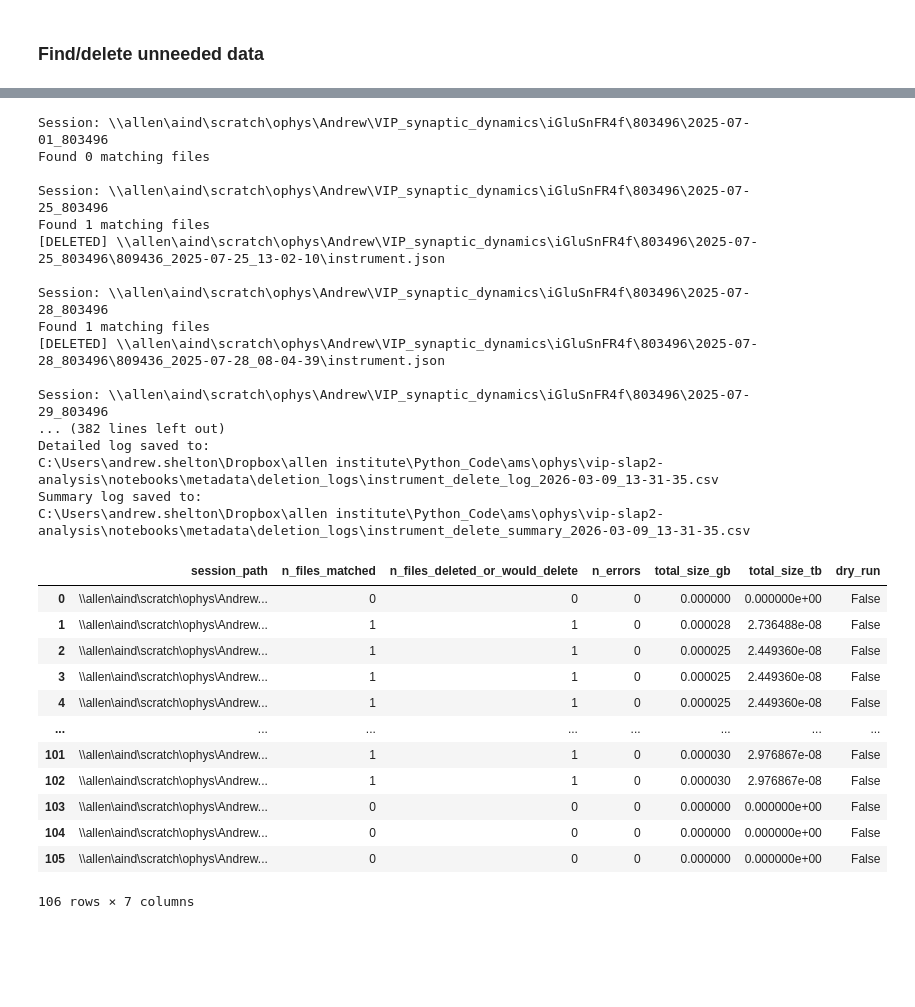
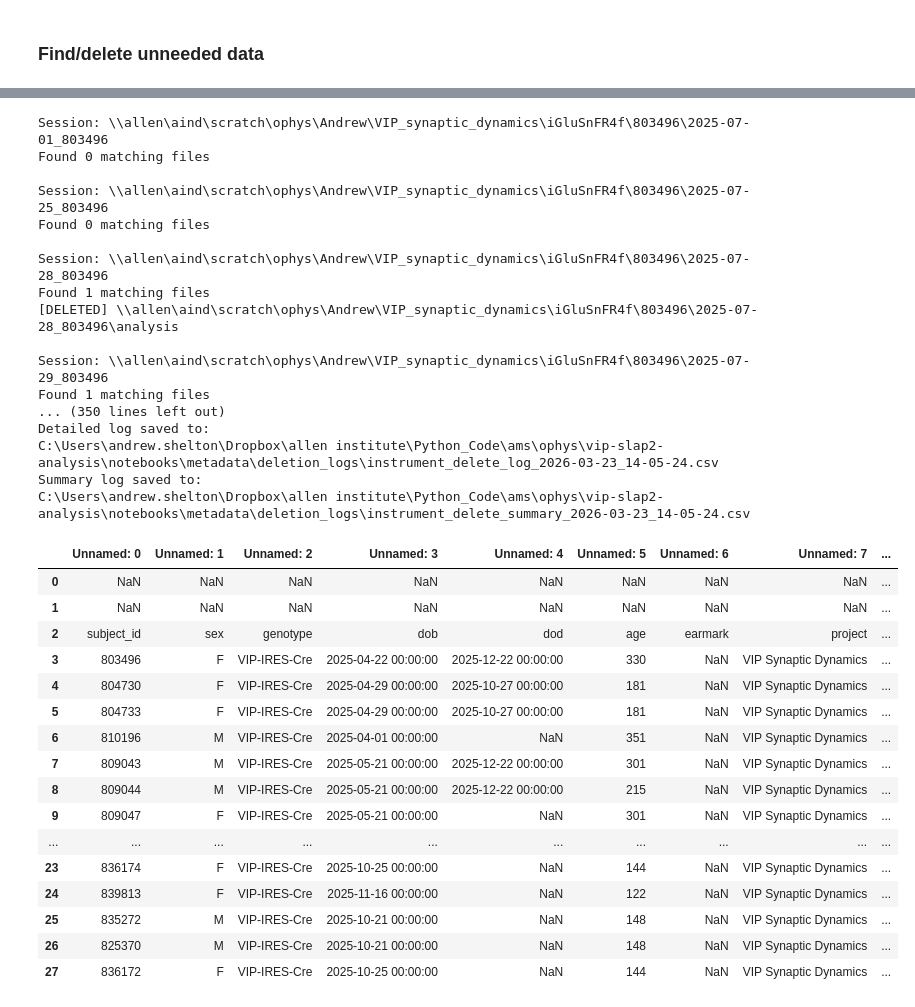
Before and after one commit to AMShelton/vip-slap2-analysis, a Jupyter notebook: notebooks/metadata/2026-02-16_DataOrganization.ipynb, the cells around one changed output, grey strips where cells are left out. Drawn from its saved outputs; the diff is of its cells as text; code cells hidden in the pictures; blank space fills up the shorter version.

```diff
--- a/notebooks/metadata/2026-02-16_DataOrganization.ipynb
+++ b/notebooks/metadata/2026-02-16_DataOrganization.ipynb
@@ -325,6 +266,7 @@ Deleted: \\allen\aind\scratch\ophys\Andrew\VIP_synaptic_dynamics\structure_volum
 # %% [markdown]
 ### Find/delete unneeded data
 # %%
+basepath = r"\\allen\aind\scratch\ophys\Andrew\VIP_synaptic_dynamics"
 summary_path = glob.glob(os.path.join(basepath,'**summary.xlsx'))[0]
 summary_df = pd.read_excel(summary_path,sheet_name='subjects')
 session_df = pd.read_excel(summary_path,sheet_name='sessions')
@@ -414,7 +352,7 @@ from pathlib import Path
 import pandas as pd
 from datetime import datetime
 
-key_match = 'instrument.json'
+key_match = 'analysis'
 dry_run = False  # set to False to actually delete files
 
 # choose where to save the log
@@ -429,10 +367,10 @@ file_log = []
 session_summary = []
 
 for idx, row in session_df.iterrows():
-    sess_path = row['session_dir']   # change if needed
+    sess_path = row['session_dir']  # change if needed
     try:
         alignment_paths = glob.glob(
-            os.path.join(sess_path, '**', key_match),
+            os.path.join(sess_path, key_match),
             recursive=True
         )
     except:
@@ -441,7 +379,8 @@ for idx, row in session_df.iterrows():
             recursive=True
         )
 
-    matched_files = [p for p in alignment_paths if os.path.isfile(p)]
+#     matched_files = [p for p in alignment_paths if os.path.isfile(p)]
+    matched_files = [p for p in alignment_paths if os.path.isdir(p)]
 
     print(f'\nSession: {sess_path}')
     print(f'Found {len(matched_files)} matching files')
@@ -462,7 +401,8 @@ for idx, row in session_df.iterrows():
             deleted_bytes += size_bytes
         else:
             try:
-                os.remove(path)
+#                 os.remove(path)
+                shutil.rmtree(path)
                 status = 'deleted'
                 print(f'[DELETED] {path}')
                 deleted_count += 1
@@ -488,53 +428,57 @@ for idx, row in session_df.iterrows():
     session_summary.append({
         'session_path': sess_path,
         'n_files_matched': len(matched_files),
         'n_files_deleted_or_would_delete': deleted_count,
         'n_errors': error_count,
         'total_size_gb': deleted_bytes / (1024**3),
         'total_size_tb': deleted_bytes / (1024**4),
         'dry_run': dry_run,
     })
 
 # save detailed per-file log
-file_log_df = pd.DataFrame(file_log)
-file_log_df.to_csv(log_csv, index=False)
+# file_log_df = pd.DataFrame(file_log)
+# file_log_df.to_csv(log_csv, index=False)
 
 # save per-session summary
-summary_df = pd.DataFrame(session_summary)
-summary_df.to_csv(summary_csv, index=False)
+# summary_df = pd.DataFrame(session_summary)
+# summary_df.to_csv(summary_csv, index=False)
 
 print(f'\nDetailed log saved to:\n{log_csv}')
 print(f'Summary log saved to:\n{summary_csv}')
 
 summary_df
 # %% [output]
 Session: \\allen\aind\scratch\ophys\Andrew\VIP_synaptic_dynamics\iGluSnFR4f\803496\2025-07-01_803496
 Found 0 matching files
 
 Session: \\allen\aind\scratch\ophys\Andrew\VIP_synaptic_dynamics\iGluSnFR4f\803496\2025-07-25_803496
-Found 1 matching files
-[DELETED] \\allen\aind\scratch\ophys\Andrew\VIP_synaptic_dynamics\iGluSnFR4f\803496\2025-07-25_803496\809436_2025-07-25_13-02-10\instrument.json
+Found 0 matching files
 
 Session: \\allen\aind\scratch\ophys\Andrew\VIP_synaptic_dynamics\iGluSnFR4f\803496\2025-07-28_803496
 Found 1 matching files
-[DELETED] \\allen\aind\scratch\ophys\Andrew\VIP_synaptic_dynamics\iGluSnFR4f\803496\2025-07-28_803496\809436_2025-07-28_08-04-39\instrument.json
+[DELETED] \\allen\aind\scratch\ophys\Andrew\VIP_synaptic_dynamics\iGluSnFR4f\803496\2025-07-28_803496\analysis
 
 Session: \\allen\aind\scratch\ophys\Andrew\VIP_synaptic_dynamics\iGluSnFR4f\803496\2025-07-29_803496
-... (382 lines left out)
+Found 1 matching files
+... (350 lines left out)
 Detailed log saved to:
-C:\Users\andrew.shelton\Dropbox\allen institute\Python_Code\ams\ophys\vip-slap2-analysis\notebooks\metadata\deletion_logs\instrument_delete_log_2026-03-09_13-31-35.csv
+C:\Users\andrew.shelton\Dropbox\allen institute\Python_Code\ams\ophys\vip-slap2-analysis\notebooks\metadata\deletion_logs\instrument_delete_log_2026-03-23_14-05-24.csv
 Summary log saved to:
-C:\Users\andrew.shelton\Dropbox\allen institute\Python_Code\ams\ophys\vip-slap2-analysis\notebooks\metadata\deletion_logs\instrument_delete_summary_2026-03-09_13-31-35.csv
+C:\Users\andrew.shelton\Dropbox\allen institute\Python_Code\ams\ophys\vip-slap2-analysis\notebooks\metadata\deletion_logs\instrument_delete_summary_2026-03-23_14-05-24.csv
-|  | session_path | n_files_matched | n_files_deleted_or_would_delete | n_errors | total_size_gb | total_size_tb | dry_run |
-| 0 | \\allen\aind\scratch\ophys\Andrew... | 0 | 0 | 0 | 0.000000 | 0.000000e+00 | False |
-| 1 | \\allen\aind\scratch\ophys\Andrew... | 1 | 1 | 0 | 0.000028 | 2.736488e-08 | False |
-| 2 | \\allen\aind\scratch\ophys\Andrew... | 1 | 1 | 0 | 0.000025 | 2.449360e-08 | False |
-| 3 | \\allen\aind\scratch\ophys\Andrew... | 1 | 1 | 0 | 0.000025 | 2.449360e-08 | False |
-| 4 | \\allen\aind\scratch\ophys\Andrew... | 1 | 1 | 0 | 0.000025 | 2.449360e-08 | False |
-| ... | ... | ... | ... | ... | ... | ... | ... |
-| 101 | \\allen\aind\scratch\ophys\Andrew... | 1 | 1 | 0 | 0.000030 | 2.976867e-08 | False |
-| 102 | \\allen\aind\scratch\ophys\Andrew... | 1 | 1 | 0 | 0.000030 | 2.976867e-08 | False |
-| 103 | \\allen\aind\scratch\ophys\Andrew... | 0 | 0 | 0 | 0.000000 | 0.000000e+00 | False |
-| 104 | \\allen\aind\scratch\ophys\Andrew... | 0 | 0 | 0 | 0.000000 | 0.000000e+00 | False |
-| 105 | \\allen\aind\scratch\ophys\Andrew... | 0 | 0 | 0 | 0.000000 | 0.000000e+00 | False |
+|  | Unnamed: 0 | Unnamed: 1 | Unnamed: 2 | Unnamed: 3 | Unnamed: 4 | Unnamed: 5 | Unnamed: 6 | Unnamed: 7 | ... |
+| 0 | NaN | NaN | NaN | NaN | NaN | NaN | NaN | NaN | ... |
+| 1 | NaN | NaN | NaN | NaN | NaN | NaN | NaN | NaN | ... |
+| 2 | subject_id | sex | genotype | dob | dod | age | earmark | project | ... |
+| 3 | 803496 | F | VIP-IRES-Cre | 2025-04-22 00:00:00 | 2025-12-22 00:00:00 | 330 | NaN | VIP Synaptic Dynamics | ... |
+| 4 | 804730 | F | VIP-IRES-Cre | 2025-04-29 00:00:00 | 2025-10-27 00:00:00 | 181 | NaN | VIP Synaptic Dynamics | ... |
+| 5 | 804733 | F | VIP-IRES-Cre | 2025-04-29 00:00:00 | 2025-10-27 00:00:00 | 181 | NaN | VIP Synaptic Dynamics | ... |
+| 6 | 810196 | M | VIP-IRES-Cre | 2025-04-01 00:00:00 | NaN | 351 | NaN | VIP Synaptic Dynamics | ... |
+| 7 | 809043 | M | VIP-IRES-Cre | 2025-05-21 00:00:00 | 2025-12-22 00:00:00 | 301 | NaN | VIP Synaptic Dynamics | ... |
+| 8 | 809044 | M | VIP-IRES-Cre | 2025-05-21 00:00:00 | 2025-12-22 00:00:00 | 215 | NaN | VIP Synaptic Dynamics | ... |
+| 9 | 809047 | F | VIP-IRES-Cre | 2025-05-21 00:00:00 | NaN | 301 | NaN | VIP Synaptic Dynamics | ... |
+| ... | ... | ... | ... | ... | ... | ... | ... | ... | ... |
+| 23 | 836174 | F | VIP-IRES-Cre | 2025-10-25 00:00:00 | NaN | 144 | NaN | VIP Synaptic Dynamics | ... |
+| 24 | 839813 | F | VIP-IRES-Cre | 2025-11-16 00:00:00 | NaN | 122 | NaN | VIP Synaptic Dynamics | ... |
+| 25 | 835272 | M | VIP-IRES-Cre | 2025-10-21 00:00:00 | NaN | 148 | NaN | VIP Synaptic Dynamics | ... |
+| 26 | 825370 | M | VIP-IRES-Cre | 2025-10-21 00:00:00 | NaN | 148 | NaN | VIP Synaptic Dynamics | ... |
+| 27 | 836172 | F | VIP-IRES-Cre | 2025-10-25 00:00:00 | NaN | 144 | NaN | VIP Synaptic Dynamics | ... |
-106 rows × 7 columns
```
Also changed, not shown: parts of 7 cells of this notebook, 3 other files.
